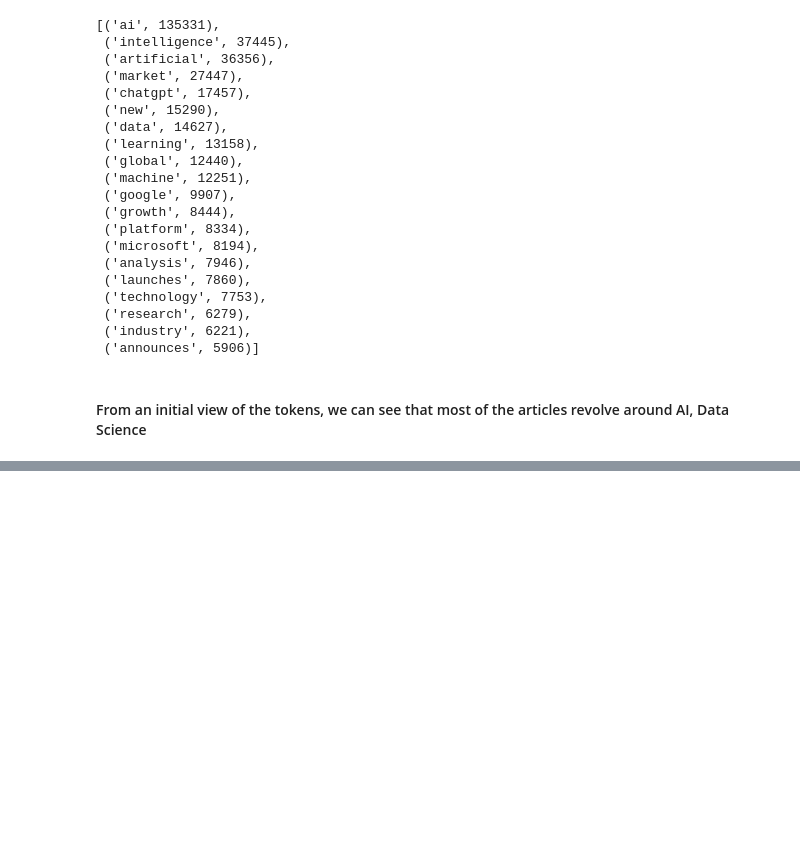
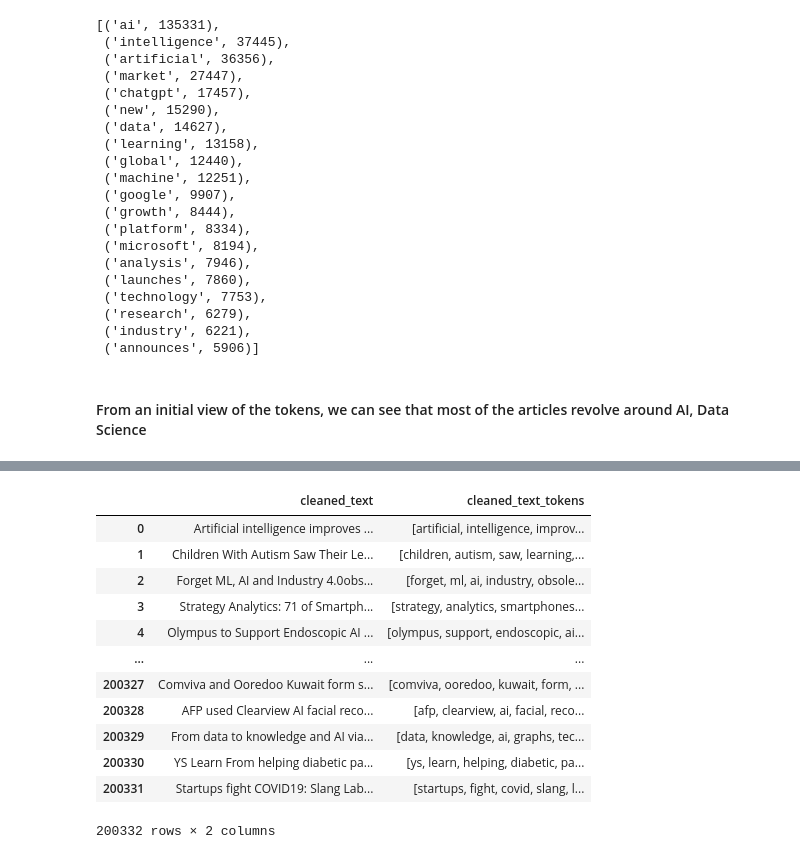
Before and after one commit to kshitij-mittal/Impact_Analysis_GenAI, a Jupyter notebook: 02_Data_Tokenization.ipynb, the cells around one changed output, grey strips where cells are left out. Cells and saved outputs as stored; diff of their text form; code cells hidden in the pictures; blank space fills up the shorter version.

```diff
--- a/02_Data_Tokenization.ipynb
+++ b/02_Data_Tokenization.ipynb
@@ -232,0 +285,3 @@ df.to_csv('gs://nlp_final_project_kshitijm/00_Data/NLP_FP_Data2.csv')
+# %%
+%%time
+df2['cleaned_text'] = df2['cleaned_text'].str.replace('|'.join(words_remove),'', regex=True)
@@ -232,0 +300,5 @@ df.to_csv('gs://nlp_final_project_kshitijm/00_Data/NLP_FP_Data2.csv')
+# %%
+%%time
+
+df2['cleaned_text'] = df2['cleaned_text'].map(lambda x: re.sub('[^a-zA-Z0-9 @ . , : - _]', '', str(x)))
+df2['cleaned_text'] = df2['cleaned_text'].map(lambda x: re.sub('[\s]{2,}', '', str(x)))
@@ -232,0 +317,11 @@ df.to_csv('gs://nlp_final_project_kshitijm/00_Data/NLP_FP_Data2.csv')
+# %%
+## Tokenizing Articles
+
+def create_tokens_articles(sentence):
+    list_tokens=list(gensim.utils.simple_preprocess(str(sentence), deacc=True, min_len=2, max_len=15))  # deacc=True removes punctuations
+    list_tokens = [word for word in list_tokens if word not in stop_words]
+    list_tokens = [word for word in list_tokens if not word.isnumeric()]
+    return list_tokens
+# %%
+%%time
+df2['cleaned_text_tokens']=df2['cleaned_text'].apply(lambda x: create_tokens_articles(x))
@@ -232,0 +331,16 @@ df.to_csv('gs://nlp_final_project_kshitijm/00_Data/NLP_FP_Data2.csv')
+# %%
+df2[['cleaned_text','cleaned_text_tokens']]
+# %% [output]
+|  | cleaned_text | cleaned_text_tokens |
+| 0 | Artificial intelligence improves ... | [artificial, intelligence, improv... |
+| 1 | Children With Autism Saw Their Le... | [children, autism, saw, learning,... |
+| 2 | Forget ML, AI and Industry 4.0obs... | [forget, ml, ai, industry, obsole... |
+| 3 | Strategy Analytics: 71 of Smartph... | [strategy, analytics, smartphones... |
+| 4 | Olympus to Support Endoscopic AI ... | [olympus, support, endoscopic, ai... |
+| ... | ... | ... |
+| 200327 | Comviva and Ooredoo Kuwait form s... | [comviva, ooredoo, kuwait, form, ... |
+| 200328 | AFP used Clearview AI facial reco... | [afp, clearview, ai, facial, reco... |
+| 200329 | From data to knowledge and AI via... | [data, knowledge, ai, graphs, tec... |
+| 200330 | YS Learn From helping diabetic pa... | [ys, learn, helping, diabetic, pa... |
+| 200331 | Startups fight COVID19: Slang Lab... | [startups, fight, covid, slang, l... |
+200332 rows × 2 columns
```
Also changed, not shown: parts of 17 cells of this notebook, 2 other files.
